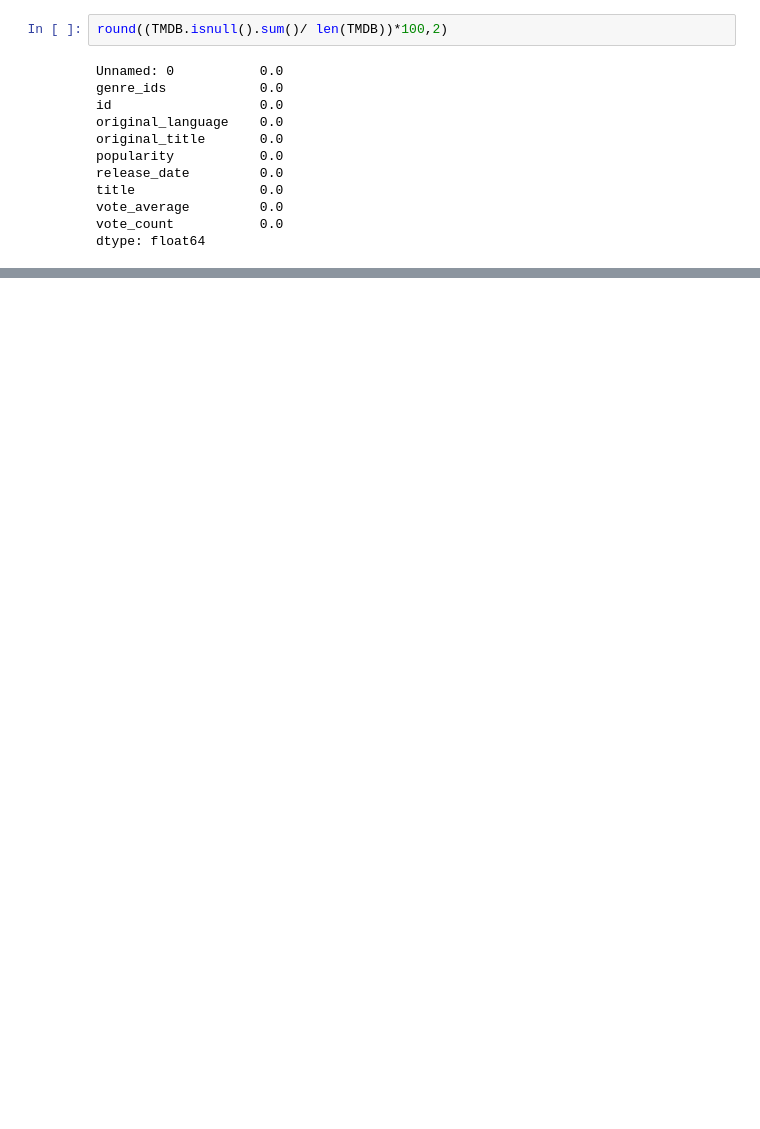
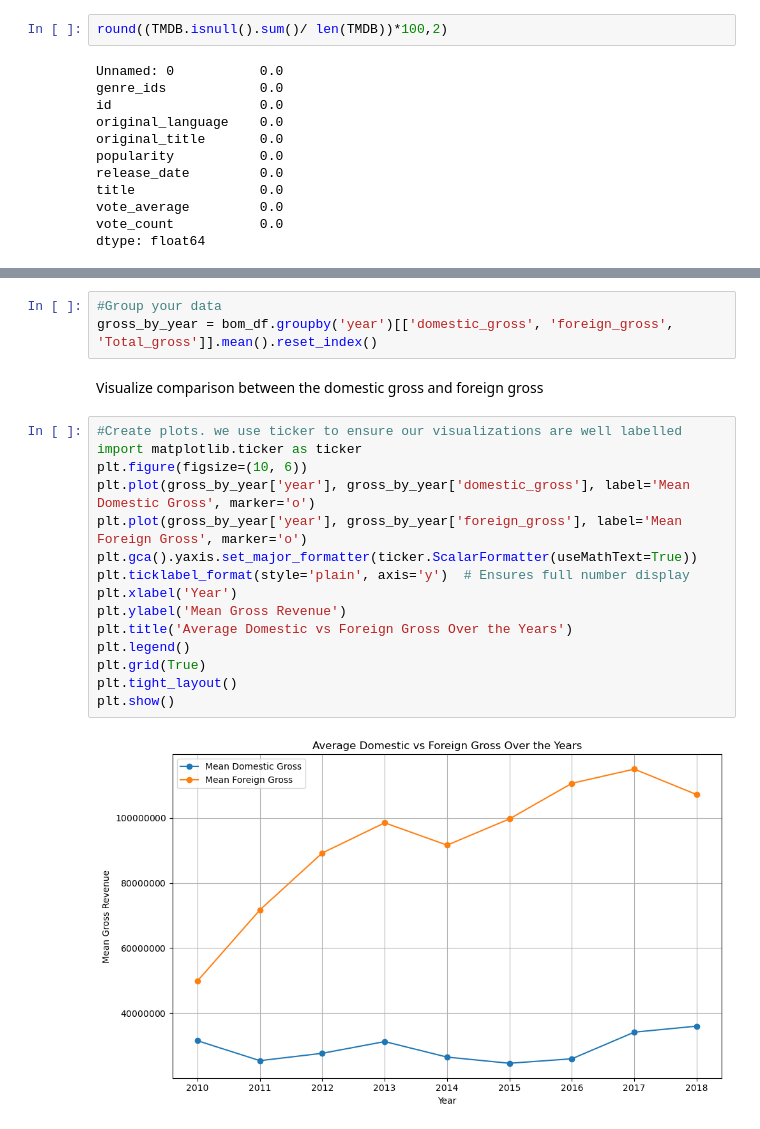
Before and after one commit to felix-musau/phase_2_project, a Jupyter notebook: index.ipynb, the cells around one changed output, grey strips where cells are left out. Cells and saved outputs as stored; diff of their text form; blank space fills up the shorter version.

```diff
--- a/index.ipynb
+++ b/index.ipynb
@@ -403,0 +369,22 @@ memory usage: 271.2+ KB
+# %%
+#Group your data
+gross_by_year = bom_df.groupby('year')[['domestic_gross', 'foreign_gross', 'Total_gross']].mean().reset_index()
+# %% [markdown]
+Visualize comparison between the domestic gross and foreign gross
+# %%
+#Create plots. we use ticker to ensure our visualizations are well labelled
+import matplotlib.ticker as ticker
+plt.figure(figsize=(10, 6))
+plt.plot(gross_by_year['year'], gross_by_year['domestic_gross'], label='Mean Domestic Gross', marker='o')
+plt.plot(gross_by_year['year'], gross_by_year['foreign_gross'], label='Mean Foreign Gross', marker='o')
+plt.gca().yaxis.set_major_formatter(ticker.ScalarFormatter(useMathText=True))
+plt.ticklabel_format(style='plain', axis='y')  # Ensures full number display
+plt.xlabel('Year')
+plt.ylabel('Mean Gross Revenue')
+plt.title('Average Domestic vs Foreign Gross Over the Years')
+plt.legend()
+plt.grid(True)
+plt.tight_layout()
+plt.show()
+# %% [output]
+[figure, added]
```
Also changed, not shown: parts of 108 cells of this notebook.
